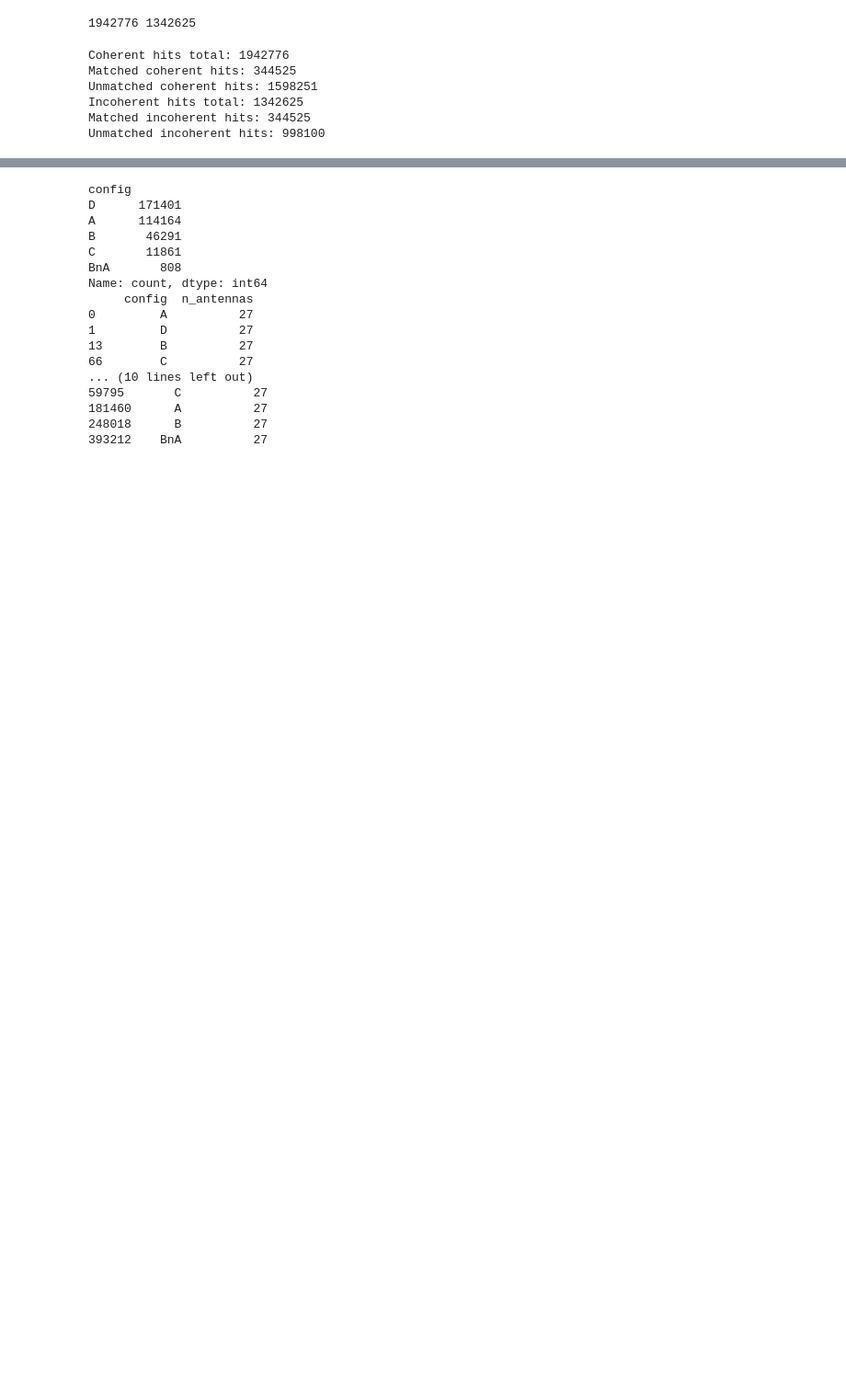
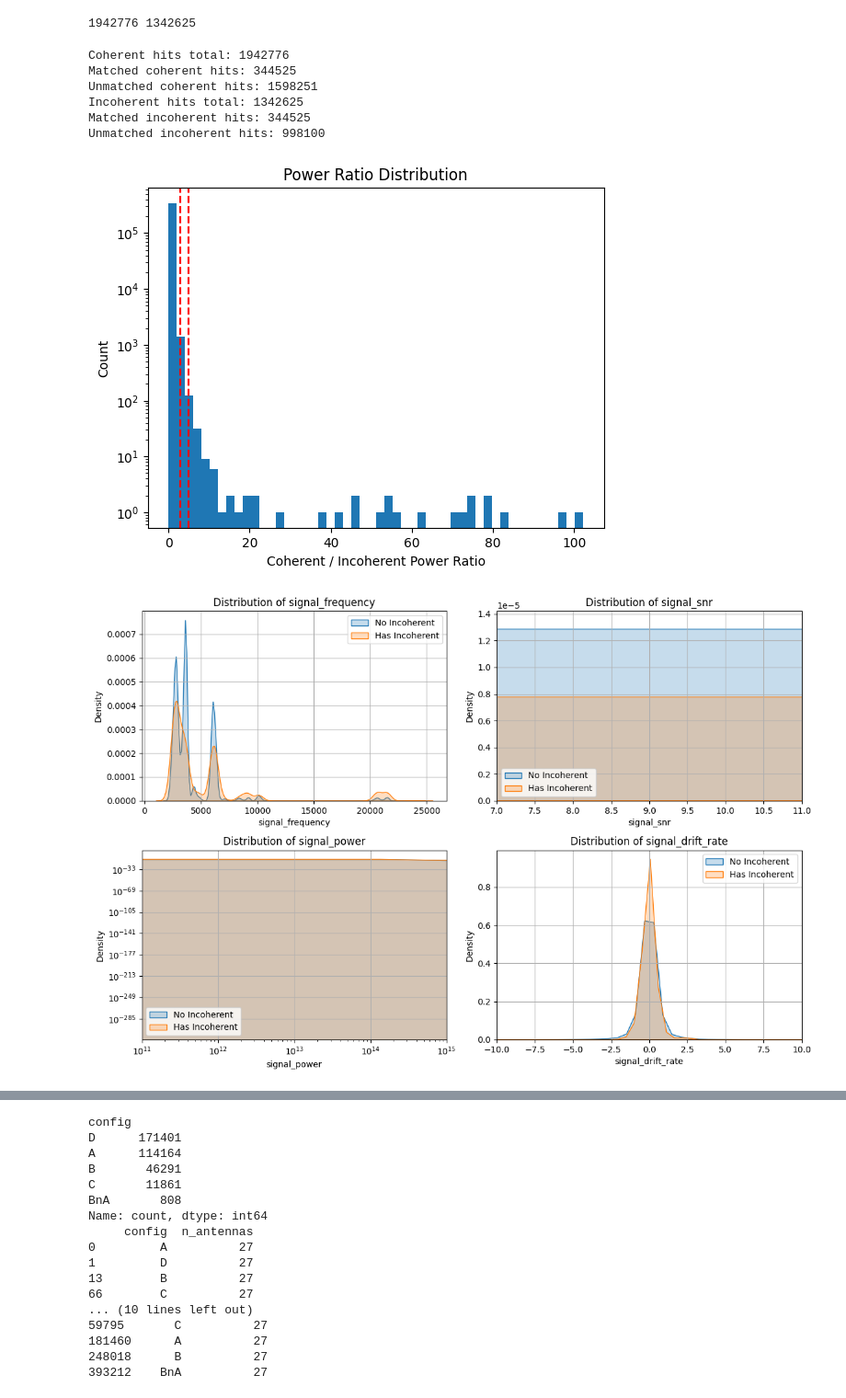
Before and after one commit to ELLAMBISHOP/RADAR, a Jupyter notebook: RFI_anomoly_analysis.ipynb, the cells around one changed output, grey strips where cells are left out. Shown at 92% size. Drawn from its saved outputs; the diff is of its cells as text; code cells hidden in the pictures; blank space fills up the shorter version.

Commit message:
updates to rfi analysis plotting and final file saving

```diff
--- a/RFI_anomoly_analysis.ipynb
+++ b/RFI_anomoly_analysis.ipynb
@@ -141,13 +142,59 @@ Incoherent hits total: 1342625
 Matched incoherent hits: 344525
 Unmatched incoherent hits: 998100
 # %%
-#compute power ratio with paired incoherent values
+def power_ratio_calc(df):
+    """
+    Calculating power ratios between matched coherent and incoherent beams
+    """
+    plt.hist(matched_df['power_ratio'], bins=50)
+    plt.yscale('log')
+    plt.axvline(3, color='r', linestyle='--')
+    plt.axvline(5, color='r', linestyle='--')
+    plt.xlabel('Coherent / Incoherent Power Ratio')
+    plt.ylabel('Count')
+    plt.title('Power Ratio Distribution')
+    plt.show()
 
-plt.hist(matched_df['power_ratio'], bins=50)
-plt.yscale('log')
-plt.axvline(3, color='r', linestyle='--')
-plt.axvline(5, color='r', linestyle='--')
-plt.xlabel('Coherent / Incoherent Power Ratio')
-plt.ylabel('Count')
-plt.title('Power Ratio Distribution')
-plt.close()
+power_ratio_calc(matched_df)
+
+
+def power_ratio_vis(df_unmatched, df_matched):
+
+    """
+    Evaluating and visualizing the power ratios between coherent and incoherent beams
+    """
+    no_incoh_df = df_unmatched
+    has_incoh_df = df_matched
+
+    features = ['signal_frequency', 'signal_snr', 'signal_power', 'signal_drift_rate']
+
+    fig, axes = plt.subplots(2, 2, figsize=(12, 8))
+    axes = axes.flatten()
+
+    for i, col in enumerate(features):
+        # Plot KDEs on each subplot
+        sns.kdeplot(no_incoh_df[col].dropna(), label='No Incoherent', fill=True, ax=axes[i])
+        sns.kdeplot(has_incoh_df[col].dropna(), label='Has Incoherent', fill=True, ax=axes[i])
+
+        axes[i].set_title(f'Distribution of {col}')
+        axes[i].set_xlabel(col)
+        axes[i].set_ylabel('Density')
+        axes[i].legend()
+        axes[i].grid(True)
+
+        if col == 'signal_snr':
+            axes[i].set_xlim(7, 11)
+        elif col == 'signal_power':
+            axes[i].set_xscale('log')
+            axes[i].set_xlim(1e11, 1e15)
+            axes[i].set_yscale('log')
+        elif col == 'signal_drift_rate':
+            axes[i].set_xlim(-10, 10)
+
+    plt.tight_layout()
+    plt.show()
+
+power_ratio_vis(unmatched_coh, matched_df)
+# %% [output]
+[figure, added]
+[figure, added]
```
Also changed, not shown: parts of 24 cells of this notebook, 1 other file.
